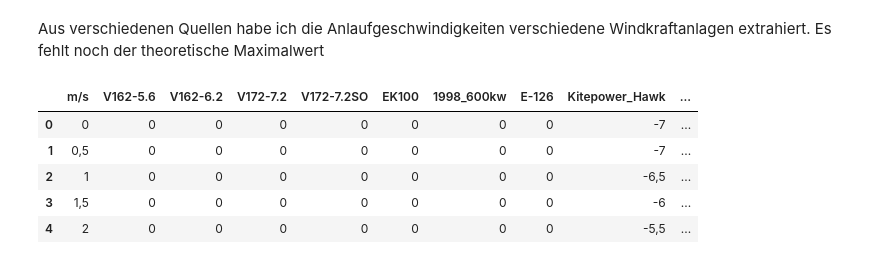
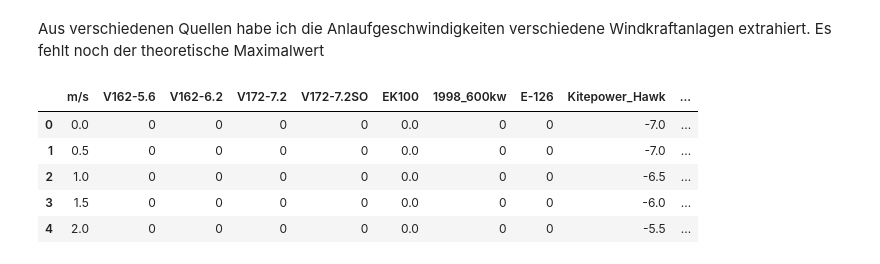
Before and after one commit to strubbi77/breisgauwind, a Jupyter notebook: Untitled.ipynb, the cells around one changed output. Saved outputs shown, nothing was run; the diff lists cells and outputs as text; code cells hidden in the pictures.

```diff
--- a/Untitled.ipynb
+++ b/Untitled.ipynb
@@ -153,13 +154,12 @@ DayAheadPrices.head()
 Aus verschiedenen Quellen habe ich die Anlaufgeschwindigkeiten verschiedene Windkraftanlagen extrahiert. Es fehlt noch der theoretische Maximalwert
 # %%
 Windkraft_je_ms=pd.read_csv('Windanlagen_kw_pro_ms.csv',sep=';')
-Windkraft_je_ms['max W/m²']=Windkraft_je_ms['m/s']
-Windkraft_je_ms['max W/m²'].replace(to_replace=',',value='.')
+Windkraft_je_ms['max W/m²']=pow(Windkraft_je_ms['m/s'],3)*1.2
 Windkraft_je_ms.head()
 # %% [output]
 |  | m/s | V162-5.6 | V162-6.2 | V172-7.2 | V172-7.2SO | EK100 | 1998_600kw | E-126 | Kitepower_Hawk | ... |
-| 0 | 0 | 0 | 0 | 0 | 0 | 0 | 0 | 0 | -7 | ... |
-| 1 | 0,5 | 0 | 0 | 0 | 0 | 0 | 0 | 0 | -7 | ... |
-| 2 | 1 | 0 | 0 | 0 | 0 | 0 | 0 | 0 | -6,5 | ... |
-| 3 | 1,5 | 0 | 0 | 0 | 0 | 0 | 0 | 0 | -6 | ... |
-| 4 | 2 | 0 | 0 | 0 | 0 | 0 | 0 | 0 | -5,5 | ... |
+| 0 | 0.0 | 0 | 0 | 0 | 0 | 0.0 | 0 | 0 | -7.0 | ... |
+| 1 | 0.5 | 0 | 0 | 0 | 0 | 0.0 | 0 | 0 | -7.0 | ... |
+| 2 | 1.0 | 0 | 0 | 0 | 0 | 0.0 | 0 | 0 | -6.5 | ... |
+| 3 | 1.5 | 0 | 0 | 0 | 0 | 0.0 | 0 | 0 | -6.0 | ... |
+| 4 | 2.0 | 0 | 0 | 0 | 0 | 0.0 | 0 | 0 | -5.5 | ... |
```
Also changed, not shown: parts of 11 cells of this notebook, 20 other files.
